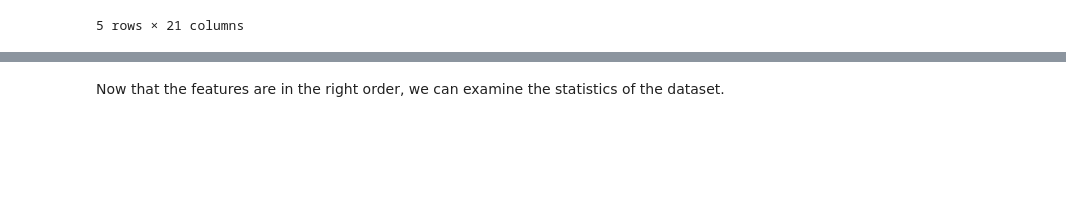
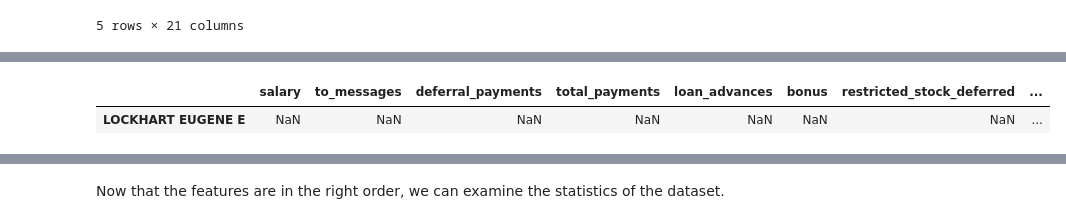
Before and after one commit to YannisPap/Identify-Fraud-using-Machine-Learning, a Jupyter notebook: Identify Fraud Using Machine Learning .ipynb, the cells around one changed output, grey strips where cells are left out. Saved outputs shown, nothing was run; the diff lists cells and outputs as text; code cells hidden in the pictures; blank space fills up the shorter version.

```diff
--- a/Identify Fraud Using Machine Learning .ipynb
+++ b/Identify Fraud Using Machine Learning .ipynb
@@ -115,0 +140,8 @@ data_df = data_df.drop("email_address", axis=1)
+# %%
+#dropping 'poi' and 'email_address' variables
+data_df = data_df.drop(["email_address"], axis=1)
+data_temp = data_df.drop(["poi"], axis=1)
+data_temp[data_temp.isnull().all(axis=1)]
+# %% [output]
+|  | salary | to_messages | deferral_payments | total_payments | loan_advances | bonus | restricted_stock_deferred | ... |
+| LOCKHART EUGENE E | NaN | NaN | NaN | NaN | NaN | NaN | NaN | ... |
```
Also changed, not shown: parts of 37 cells of this notebook, 2 other files.
